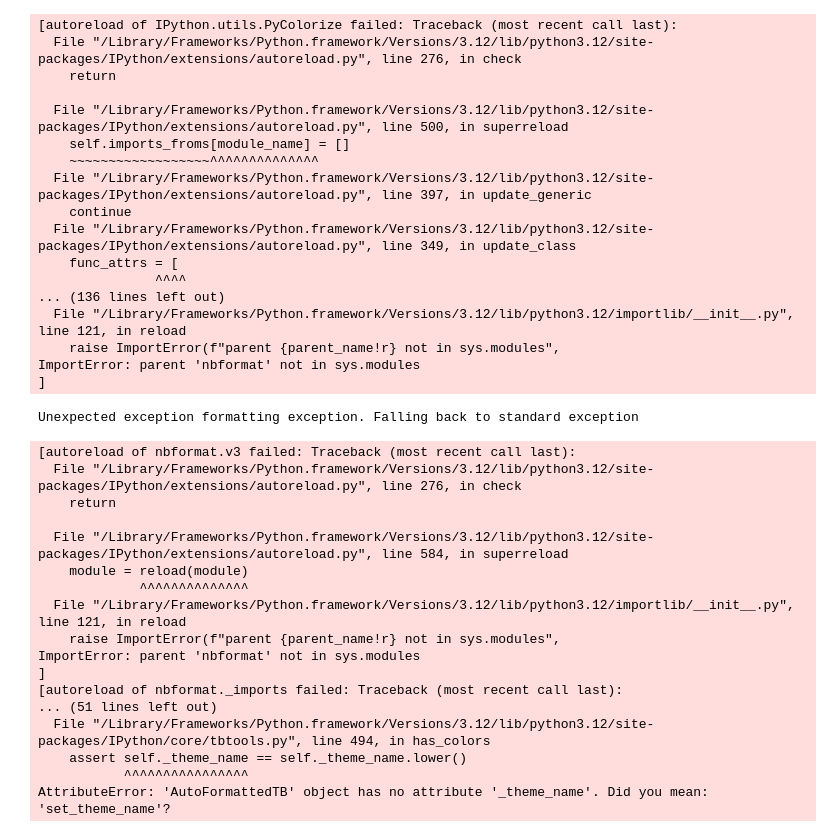
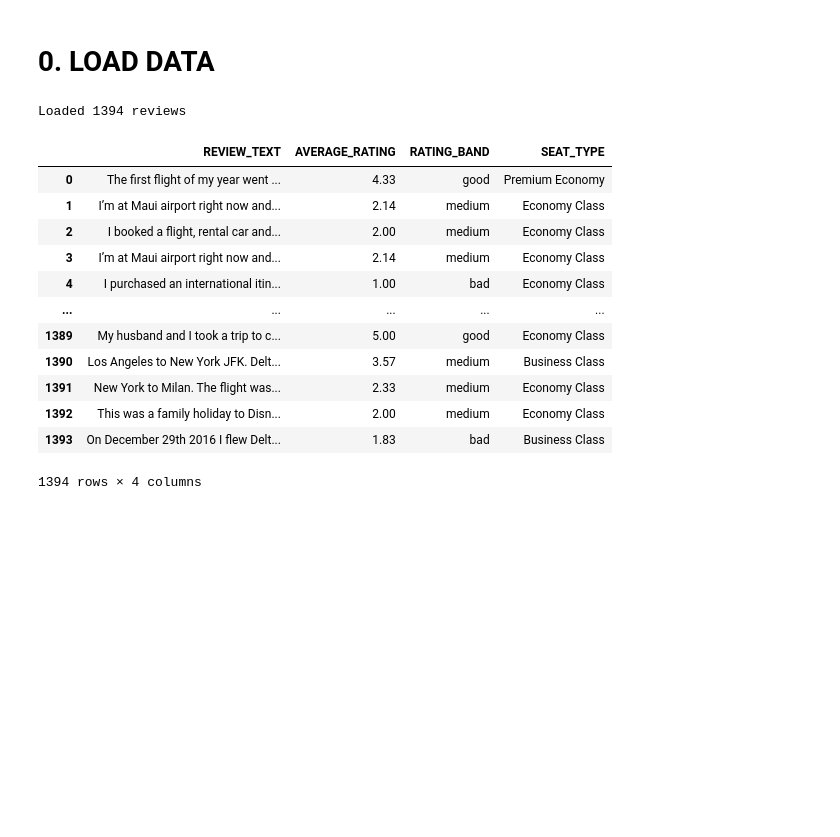
Before and after one commit to ninhgiang225/Customer-Airline-Experience-Intelligence, a Jupyter notebook: notebook/review_text_analytics.ipynb, the cells around one changed output. Cells and saved outputs as stored; diff of their text form; code cells hidden in the pictures; blank space fills up the shorter version.

Commit message:
refactor: add review text analytics exploration

```diff
--- a/notebook/review_text_analytics.ipynb
+++ b/notebook/review_text_analytics.ipynb
@@ -155,38 +40,25 @@ topic_model.get_topic_info()
-# %%
-topic_model.visualize_topics()
-# %% [output]
-[autoreload of IPython.utils.PyColorize failed: Traceback (most recent call last):
-  File "/Library/Frameworks/Python.framework/Versions/3.12/lib/python3.12/site-packages/IPython/extensions/autoreload.py", line 276, in check
-    return
-
-  File "/Library/Frameworks/Python.framework/Versions/3.12/lib/python3.12/site-packages/IPython/extensions/autoreload.py", line 500, in superreload
-    self.imports_froms[module_name] = []
-    ~~~~~~~~~~~~~~~~~~^^^^^^^^^^^^^^
-  File "/Library/Frameworks/Python.framework/Versions/3.12/lib/python3.12/site-packages/IPython/extensions/autoreload.py", line 397, in update_generic
-    continue
-  File "/Library/Frameworks/Python.framework/Versions/3.12/lib/python3.12/site-packages/IPython/extensions/autoreload.py", line 349, in update_class
-    func_attrs = [
-               ^^^^
-... (136 lines left out)
-  File "/Library/Frameworks/Python.framework/Versions/3.12/lib/python3.12/importlib/__init__.py", line 121, in reload
-    raise ImportError(f"parent {parent_name!r} not in sys.modules",
-ImportError: parent 'nbformat' not in sys.modules
-]
-Unexpected exception formatting exception. Falling back to standard exception
-[autoreload of nbformat.v3 failed: Traceback (most recent call last):
-  File "/Library/Frameworks/Python.framework/Versions/3.12/lib/python3.12/site-packages/IPython/extensions/autoreload.py", line 276, in check
-    return
-
-  File "/Library/Frameworks/Python.framework/Versions/3.12/lib/python3.12/site-packages/IPython/extensions/autoreload.py", line 584, in superreload
-    module = reload(module)
-             ^^^^^^^^^^^^^^
-  File "/Library/Frameworks/Python.framework/Versions/3.12/lib/python3.12/importlib/__init__.py", line 121, in reload
-    raise ImportError(f"parent {parent_name!r} not in sys.modules",
-ImportError: parent 'nbformat' not in sys.modules
-]
-[autoreload of nbformat._imports failed: Traceback (most recent call last):
-... (51 lines left out)
-  File "/Library/Frameworks/Python.framework/Versions/3.12/lib/python3.12/site-packages/IPython/core/tbtools.py", line 494, in has_colors
-    assert self._theme_name == self._theme_name.lower()
-           ^^^^^^^^^^^^^^^^
-AttributeError: 'AutoFormattedTB' object has no attribute '_theme_name'. Did you mean: 'set_theme_name'?
+# %% [markdown]
+# 0. LOAD DATA
+# %%
+df = pd.read_csv("../data/review_text_analytics.csv")   # ← swap with your file path
+df = df[df["REVIEW_TEXT"].notna()].copy()
+df = df[df["REVIEW_TEXT"].str.strip().str.len() > 20].copy()
+df = df.reset_index(drop=True)
+
+print(f"Loaded {len(df)} reviews")
+df[["REVIEW_TEXT", "AVERAGE_RATING", "RATING_BAND", "SEAT_TYPE"]]
+# %% [output]
+Loaded 1394 reviews
+|  | REVIEW_TEXT | AVERAGE_RATING | RATING_BAND | SEAT_TYPE |
+| 0 | The first flight of my year went ... | 4.33 | good | Premium Economy |
+| 1 | I’m at Maui airport right now and... | 2.14 | medium | Economy Class |
+| 2 | I booked a flight, rental car and... | 2.00 | medium | Economy Class |
+| 3 | I’m at Maui airport right now and... | 2.14 | medium | Economy Class |
+| 4 | I purchased an international itin... | 1.00 | bad | Economy Class |
+| ... | ... | ... | ... | ... |
+| 1389 | My husband and I took a trip to c... | 5.00 | good | Economy Class |
+| 1390 | Los Angeles to New York JFK. Delt... | 3.57 | medium | Business Class |
+| 1391 | New York to Milan. The flight was... | 2.33 | medium | Economy Class |
+| 1392 | This was a family holiday to Disn... | 2.00 | medium | Economy Class |
+| 1393 | On December 29th 2016 I flew Delt... | 1.83 | bad | Business Class |
+1394 rows × 4 columns
```
Also changed, not shown: parts of 41 cells of this notebook, 11 other files.
